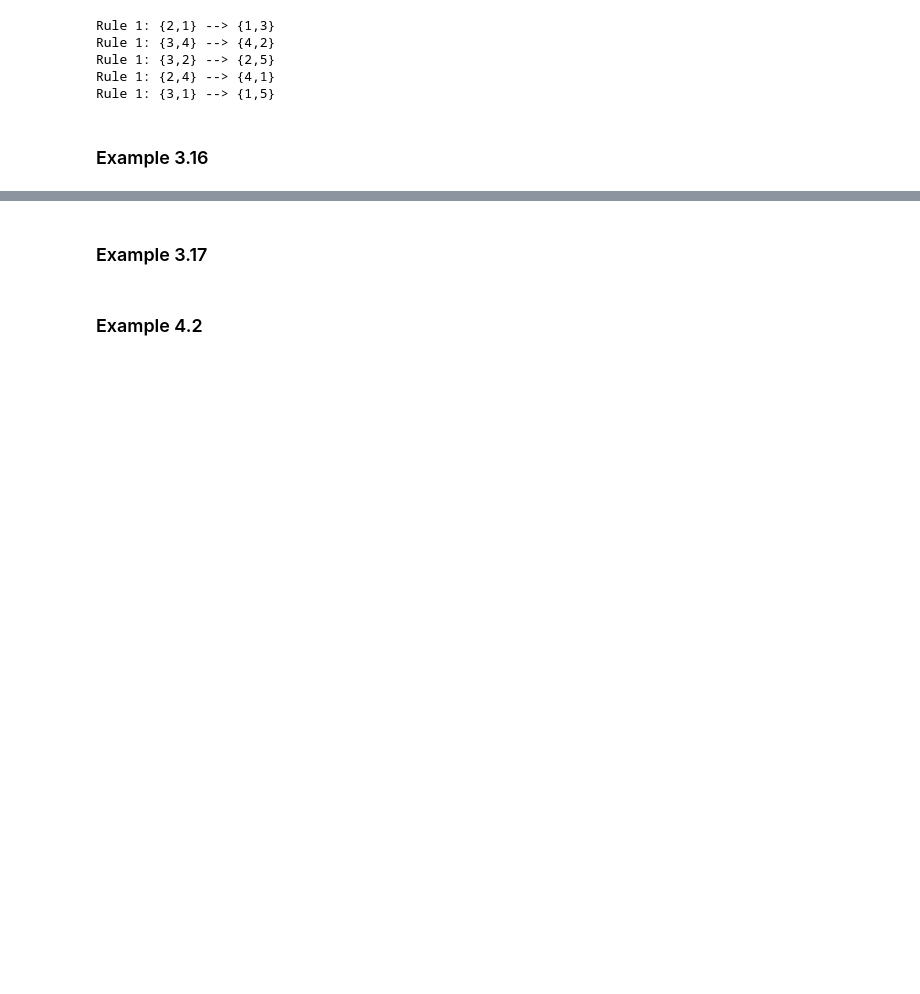
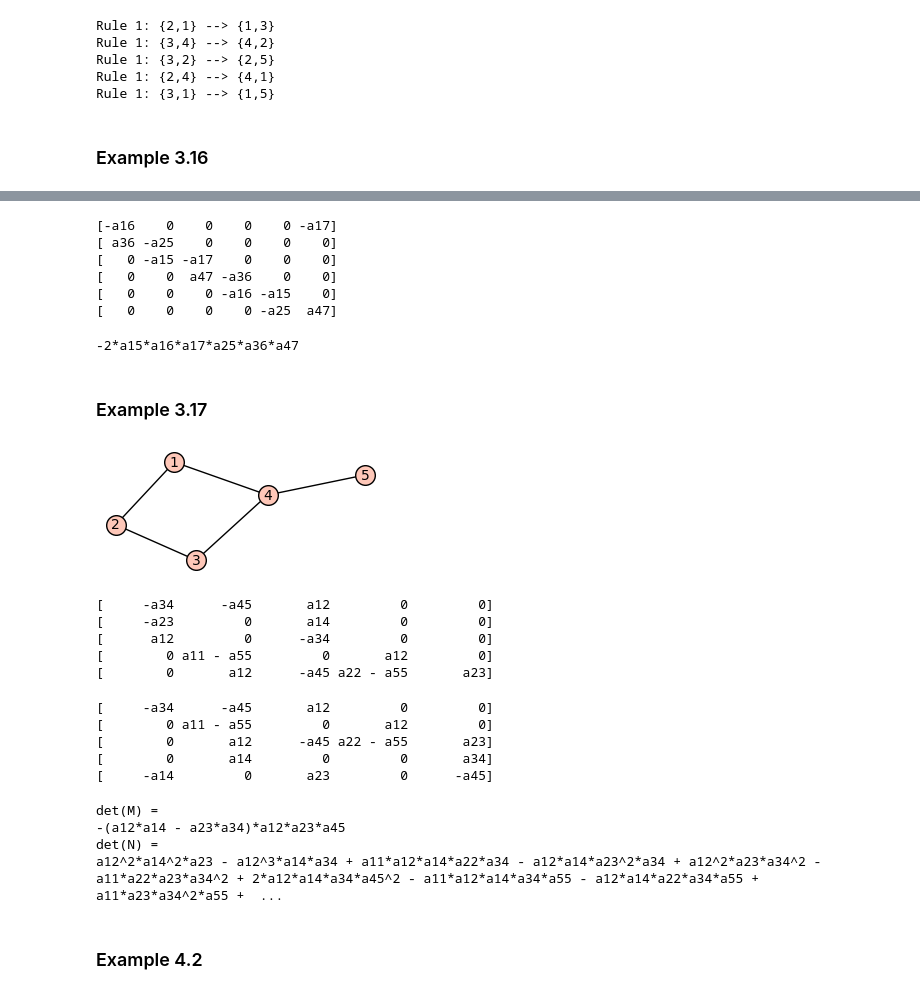
Before and after one commit to jephianlin/publish, a Jupyter notebook: Gssp_illustration.ipynb, the cells around one changed output, grey strips where cells are left out. Saved outputs shown, nothing was run; the diff lists cells and outputs as text; code cells hidden in the pictures; blank space fills up the shorter version.

```diff
--- a/Gssp_illustration.ipynb
+++ b/Gssp_illustration.ipynb
@@ -23,5 +67,78 @@ Rule 1: {3,1} --> {1,5}
+# %%
+var_a = {(i,j):var('a%s%s'%(i,j)) for i in range(1,8) for j in range(1,8)}
+M = matrix([
+    [-var_a[1,6], 0, 0, 0, 0, -var_a[1,7]],
+    [var_a[3,6], -var_a[2,5], 0, 0, 0, 0],
+    [0, -var_a[1,5], -var_a[1,7], 0, 0, 0],
+    [0, 0, var_a[4,7], -var_a[3,6], 0, 0],
+    [0, 0, 0, -var_a[1,6], -var_a[1,5], 0],
+    [0, 0, 0, 0, -var_a[2,5], var_a[4,7]]
+])
+M
+# %% [output]
+[-a16    0    0    0    0 -a17]
+[ a36 -a25    0    0    0    0]
+[   0 -a15 -a17    0    0    0]
+[   0    0  a47 -a36    0    0]
+[   0    0    0 -a16 -a15    0]
+[   0    0    0    0 -a25  a47]
+# %%
+p = M.determinant()
+p
+# %% [output]
+-2*a15*a16*a17*a25*a36*a47
 # %% [markdown]
 ### Example 3.17
+# %%
+V = [1,2,3,4,5]
+E = [(4,1), (1,2), (2,3), (3,4), (4,5)]
+g = Graph([V,E])
+g.show(figsize=[3,3])
+# %% [output]
+[figure, added]
+# %%
+var_a = {(i,j):var('a%s%s'%(i,j)) for i in range(1,6) for j in range(1,6)}
+M = matrix([
+    [-var_a[3,4], -var_a[4,5], var_a[1,2], 0, 0],
+    [-var_a[2,3], 0, var_a[1,4], 0, 0],
+    [var_a[1,2], 0, -var_a[3,4], 0, 0],
+    [0, var_a[1,1]-var_a[5,5], 0, var_a[1,2], 0],
+    [0, var_a[1,2], -var_a[4,5], var_a[2,2]-var_a[5,5], var_a[2,3]]
+])
+M
+# %% [output]
+[     -a34      -a45       a12         0         0]
+[     -a23         0       a14         0         0]
+[      a12         0      -a34         0         0]
+[        0 a11 - a55         0       a12         0]
+[        0       a12      -a45 a22 - a55       a23]
+# %%
+N = matrix([
+    [-var_a[3,4], -var_a[4,5], var_a[1,2], 0, 0],
+    [0, var_a[1,1]-var_a[5,5], 0, var_a[1,2], 0],
+    [0, var_a[1,2], -var_a[4,5], var_a[2,2]-var_a[5,5], var_a[2,3]],
+    [0, var_a[1,4], 0, 0, var_a[3,4]],
+    [-var_a[1,4], 0, var_a[2,3], 0, -var_a[4,5]]
+])
+N
+# %% [output]
+[     -a34      -a45       a12         0         0]
+[        0 a11 - a55         0       a12         0]
+[        0       a12      -a45 a22 - a55       a23]
+[        0       a14         0         0       a34]
+[     -a14         0       a23         0      -a45]
+# %%
+p = M.determinant()
+q = N.determinant()
+print("det(M) =")
+print(factor(p))
+print("det(N) =")
+print(factor(q))
+# %% [output]
+det(M) =
+-(a12*a14 - a23*a34)*a12*a23*a45
+det(N) =
+a12^2*a14^2*a23 - a12^3*a14*a34 + a11*a12*a14*a22*a34 - a12*a14*a23^2*a34 + a12^2*a23*a34^2 - a11*a22*a23*a34^2 + 2*a12*a14*a34*a45^2 - a11*a12*a14*a34*a55 - a12*a14*a22*a34*a55 + a11*a23*a34^2*a55 +  ...
 # %% [markdown]
 ### Example 4.2
 # %%
```
Also changed, not shown: parts of 21 cells of this notebook, 3 other files.
